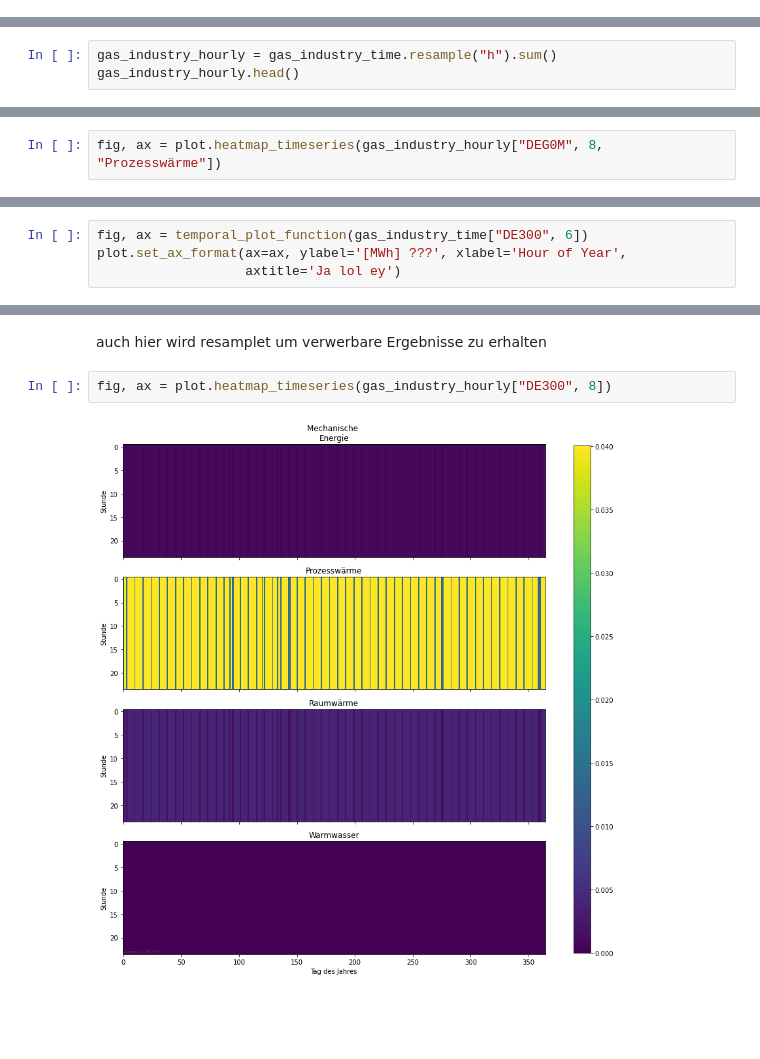
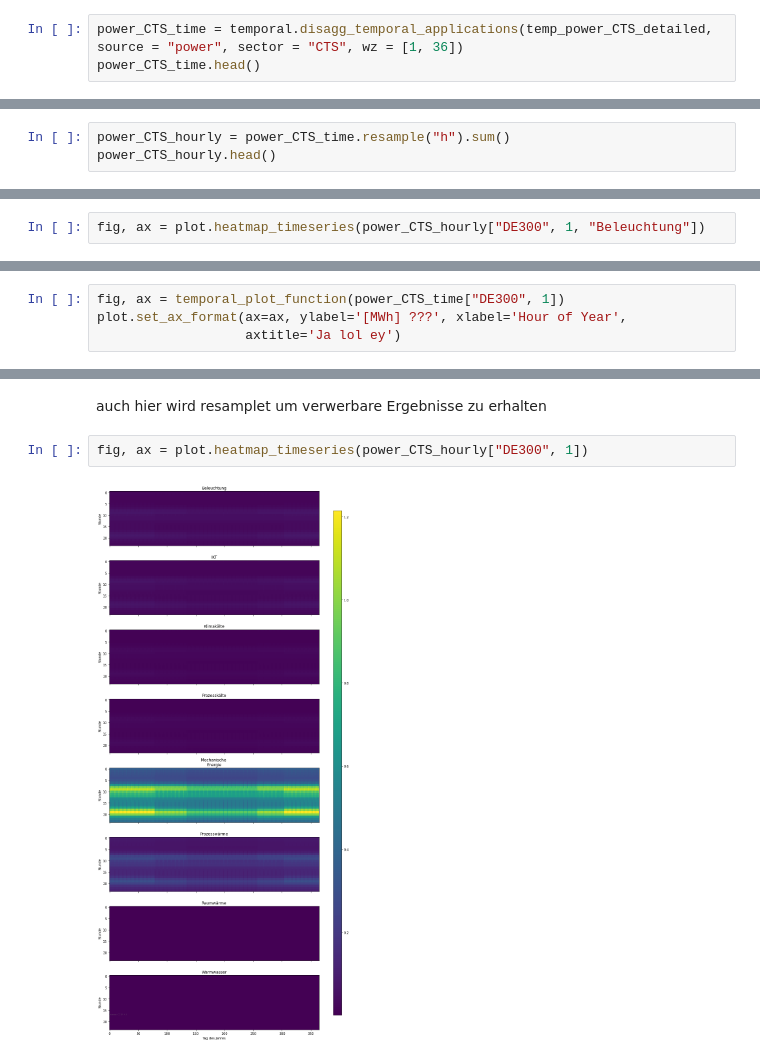
Before and after one commit to DemandRegioTeam/disaggregator, a Jupyter notebook: XX_Demo_application_disaggregations.ipynb, the cells around one changed output, grey strips where cells are left out. Drawn from its saved outputs; the diff is of its cells as text; blank space fills up the shorter version.

```diff
--- a/XX_Demo_application_disaggregations.ipynb
+++ b/XX_Demo_application_disaggregations.ipynb
@@ -291,0 +313,3 @@ gas_industry_time.head()
+# %%
+power_CTS_time = temporal.disagg_temporal_applications(temp_power_CTS_detailed, source = "power", sector = "CTS", wz = [1, 36])
+power_CTS_time.head()
@@ -315,4 +361,4 @@ fig, ax = plot.heatmap_timeseries(gas_industry_time["DEG0M", 8, "Prozesswärme"]
 # %%
-gas_industry_hourly = gas_industry_time.resample("h").sum()
-gas_industry_hourly.head()
+power_CTS_hourly = power_CTS_time.resample("h").sum()
+power_CTS_hourly.head()
 # %% [output]
@@ -328,3 +374,3 @@ gas_industry_hourly.head()
 # %%
-fig, ax = plot.heatmap_timeseries(gas_industry_hourly["DEG0M", 8, "Prozesswärme"])
+fig, ax = plot.heatmap_timeseries(power_CTS_hourly["DE300", 1, "Beleuchtung"])
 # %% [output]
@@ -342,7 +388,7 @@ def temporal_plot_function(df):
     plt.legend(loc = "upper left", bbox_to_anchor=(1.02, 0.9))
     return fig, ax
 # %%
-fig, ax = temporal_plot_function(gas_industry_time["DE300", 6])
+fig, ax = temporal_plot_function(power_CTS_time["DE300", 1])
 plot.set_ax_format(ax=ax, ylabel='[MWh] ???', xlabel='Hour of Year',
                    axtitle='Ja lol ey')
 # %% [output]
@@ -352,6 +398,6 @@ plot.set_ax_format(ax=ax, ylabel='[MWh] ???', xlabel='Hour of Year',
 # %% [markdown]
 auch hier wird resamplet um verwerbare Ergebnisse zu erhalten
 # %%
-fig, ax = plot.heatmap_timeseries(gas_industry_hourly["DE300", 8])
+fig, ax = plot.heatmap_timeseries(power_CTS_hourly["DE300", 1])
 # %% [output]
-[figure, old version]
+[figure, new version]
```
Also changed, not shown: parts of 31 cells of this notebook, 3 other files.
